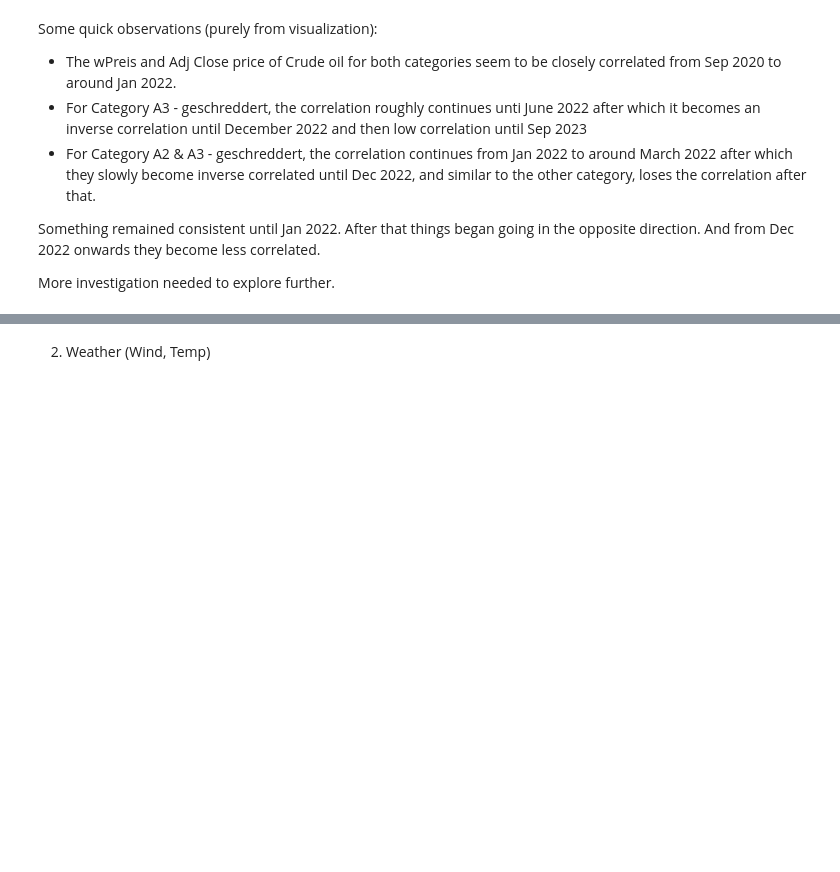
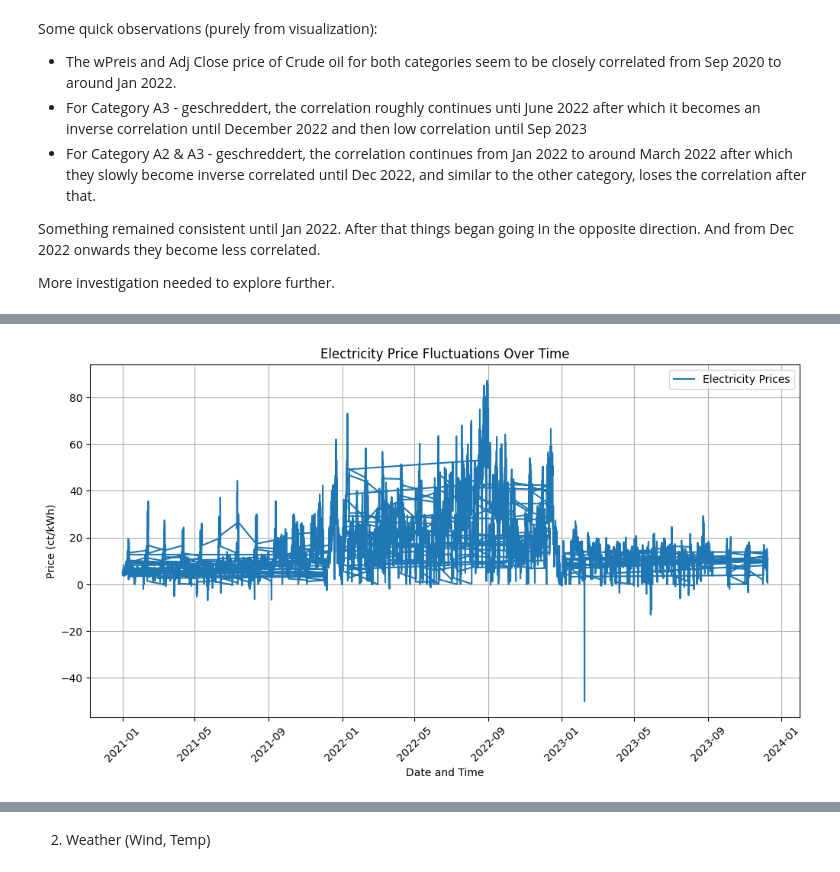
Before and after one commit to surajkarak/KIPA_DigiTrans, a Jupyter notebook: KIPA Project_DigiTrans.ipynb, the cells around one changed output, grey strips where cells are left out. Cells and saved outputs as stored; diff of their text form; code cells hidden in the pictures; blank space fills up the shorter version.

```diff
--- a/KIPA Project_DigiTrans.ipynb
+++ b/KIPA Project_DigiTrans.ipynb
@@ -247,0 +310,4 @@ More investigation needed to explore further.
+# %%
+# Replace commas with periods in the 'Spotmarktpreis in ct/kWh' column and Converting prices into float variables
+elec['Spotmarktpreis in ct/kWh'] = elec['Spotmarktpreis in ct/kWh'].str.replace(',', '.').astype(float)
+elec.head()
@@ -247,0 +321,4 @@ More investigation needed to explore further.
+# %%
+# Convert 'Datum' and 'von' to datetime separately and then combine them
+elec['von'] = pd.to_datetime(elec['von'], format='%H:%M')
+elec.head()
@@ -247,0 +332,4 @@ More investigation needed to explore further.
+# %%
+# # Extract the time part without the date component
+elec['von'] = elec['von'].dt.strftime('%H:%M:%S')
+elec.head()
@@ -247,0 +343,3 @@ More investigation needed to explore further.
+# %%
+elec['combined_datetime'] = elec['Datum'] + pd.to_timedelta(elec['von'].astype(str))
+elec.head()
@@ -247,0 +353,12 @@ More investigation needed to explore further.
+# %%
+plt.figure(figsize=(12, 6))
+plt.plot(elec['combined_datetime'], elec['Spotmarktpreis in ct/kWh'], label='Electricity Prices')
+plt.title('Electricity Price Fluctuations Over Time')
+plt.xlabel('Date and Time')
+plt.ylabel('Price (ct/kWh)')
+plt.xticks(rotation=45)
+plt.legend()
+plt.grid(True)
+plt.show()
+# %% [output]
+[figure, added]
```
Also changed, not shown: parts of 17 cells of this notebook, 13 other files.
